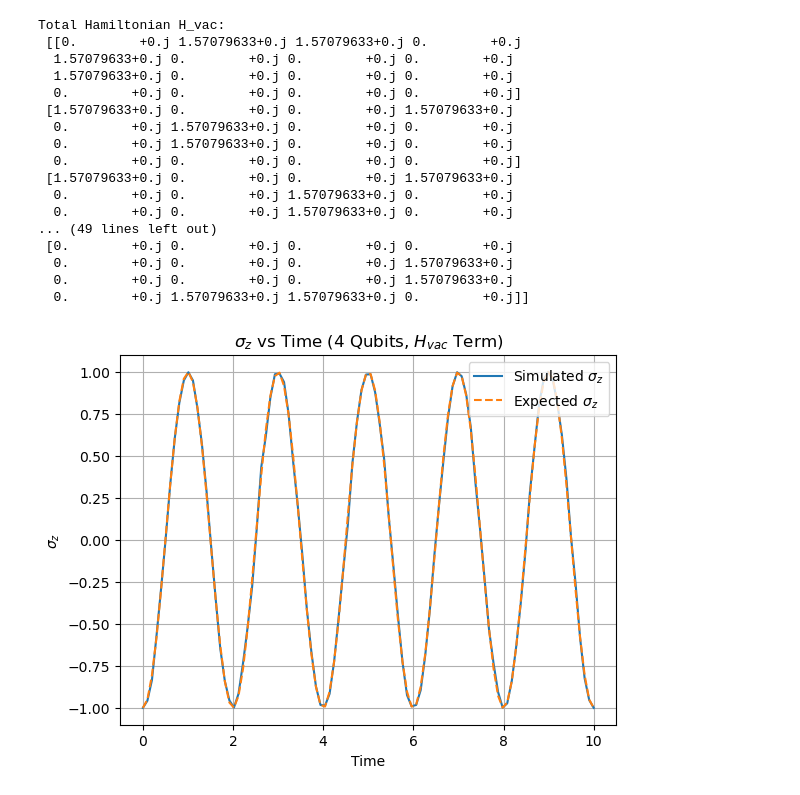
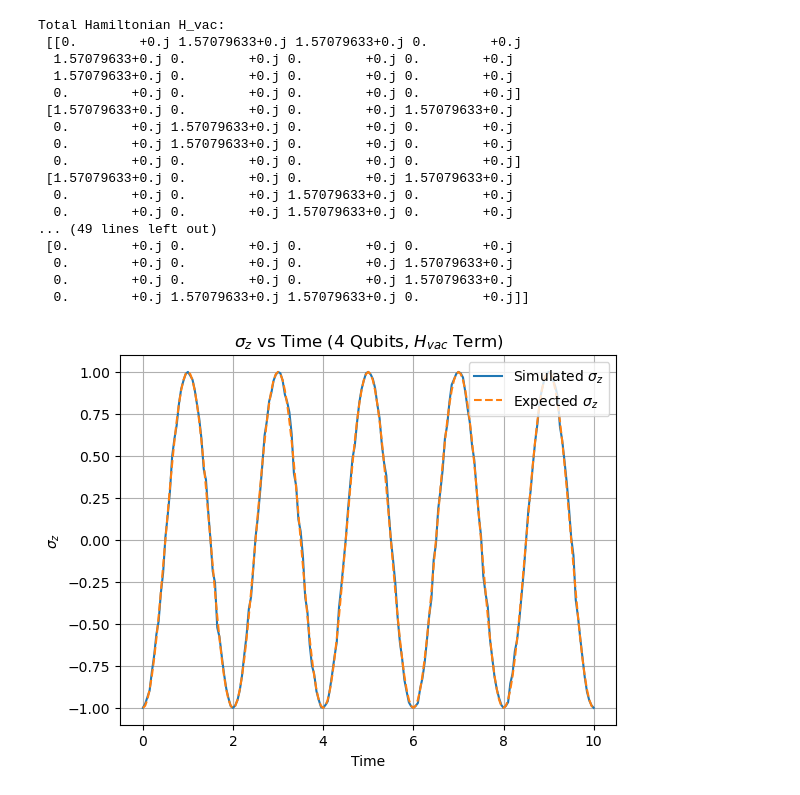
Before and after one commit to zlaraib/QCNO, a Jupyter notebook: build_circuit/vac_osc_evol.ipynb, the cells around one changed output. Cells and saved outputs as stored; diff of their text form; code cells hidden in the pictures.

Commit message:
changed the simulator to automatic chosing and the way time step and ttotal are defined

```diff
--- a/build_circuit/vac_osc_evol.ipynb
+++ b/build_circuit/vac_osc_evol.ipynb
@@ -16,9 +16,11 @@ omega_b = np.full(N_sites // 2, delta_m_squared)
 omega = np.concatenate((omega_a, omega_b))
 B = [1, 0, 0]
 shots = 1024
-backend = Aer.get_backend('qasm_simulator')
+backend = AerSimulator(method = 'automatic')
 tolerance = 0.1
-
+τ = 0.05  # Time step
+ttotal = 10  # Total time
+times = np.arange(0, ttotal + τ, τ)  # Define time steps
 # Initialize the Hamiltonian
 H_vac = np.zeros((2**N_sites, 2**N_sites), dtype=complex)
 
@@ -50,8 +52,6 @@ def evolve_and_measure_circuit(time, H_vac):
     qc.measure(0, 0)  # Measure only the fisrt qubit
     return qc
 
-# Simulation and expected value calculation
-times = np.linspace(0, 10, 100)  # Extending the time range to 10
 sigma_z_values = []
 expected_sz_array = []
 
@@ -78,31 +78,31 @@ for t in times:
 # Verify the condition
 assert all(abs(np.array(sigma_z_values) - np.array(expected_sz_array)) < tolerance), "Assertion failed: values differ more than tolerance"
 
 # Plot the survival probability at site 1 against time
 plt.plot(times, sigma_z_values, label='Simulated $\sigma_z$')
 plt.plot(times, expected_sz_array, label='Expected $\sigma_z$', linestyle='--')
 plt.xlabel('Time')
 plt.ylabel('$\sigma_z$')
 plt.title(f'$\sigma_z$ vs Time ({N_sites} Qubits, $H_{{vac}}$ Term)')
 plt.legend(loc="upper right")
 plt.grid(True)
 plt.show()
 # %% [output]
 Total Hamiltonian H_vac:
  [[0.        +0.j 1.57079633+0.j 1.57079633+0.j 0.        +0.j
   1.57079633+0.j 0.        +0.j 0.        +0.j 0.        +0.j
   1.57079633+0.j 0.        +0.j 0.        +0.j 0.        +0.j
   0.        +0.j 0.        +0.j 0.        +0.j 0.        +0.j]
  [1.57079633+0.j 0.        +0.j 0.        +0.j 1.57079633+0.j
   0.        +0.j 1.57079633+0.j 0.        +0.j 0.        +0.j
   0.        +0.j 1.57079633+0.j 0.        +0.j 0.        +0.j
   0.        +0.j 0.        +0.j 0.        +0.j 0.        +0.j]
  [1.57079633+0.j 0.        +0.j 0.        +0.j 1.57079633+0.j
   0.        +0.j 0.        +0.j 1.57079633+0.j 0.        +0.j
   0.        +0.j 0.        +0.j 1.57079633+0.j 0.        +0.j
 ... (49 lines left out)
  [0.        +0.j 0.        +0.j 0.        +0.j 0.        +0.j
   0.        +0.j 0.        +0.j 0.        +0.j 1.57079633+0.j
   0.        +0.j 0.        +0.j 0.        +0.j 1.57079633+0.j
   0.        +0.j 1.57079633+0.j 1.57079633+0.j 0.        +0.j]]
-[figure, old version]
+[figure, new version]
```
